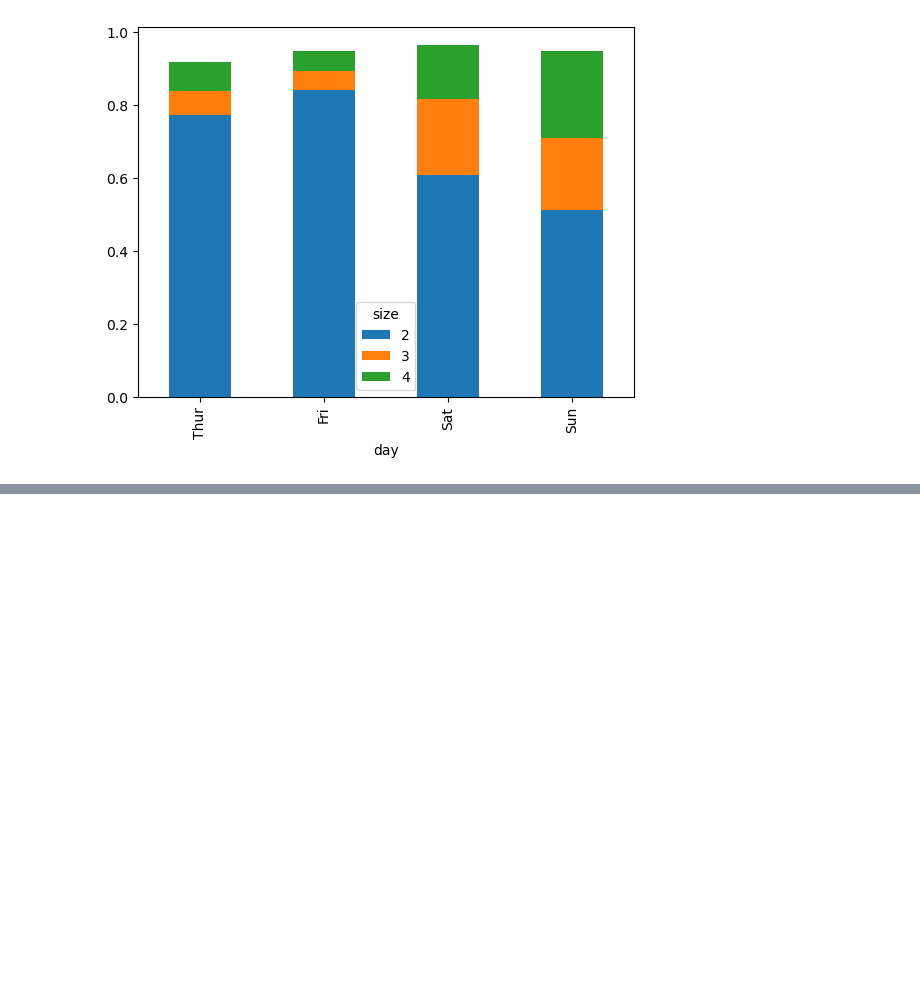
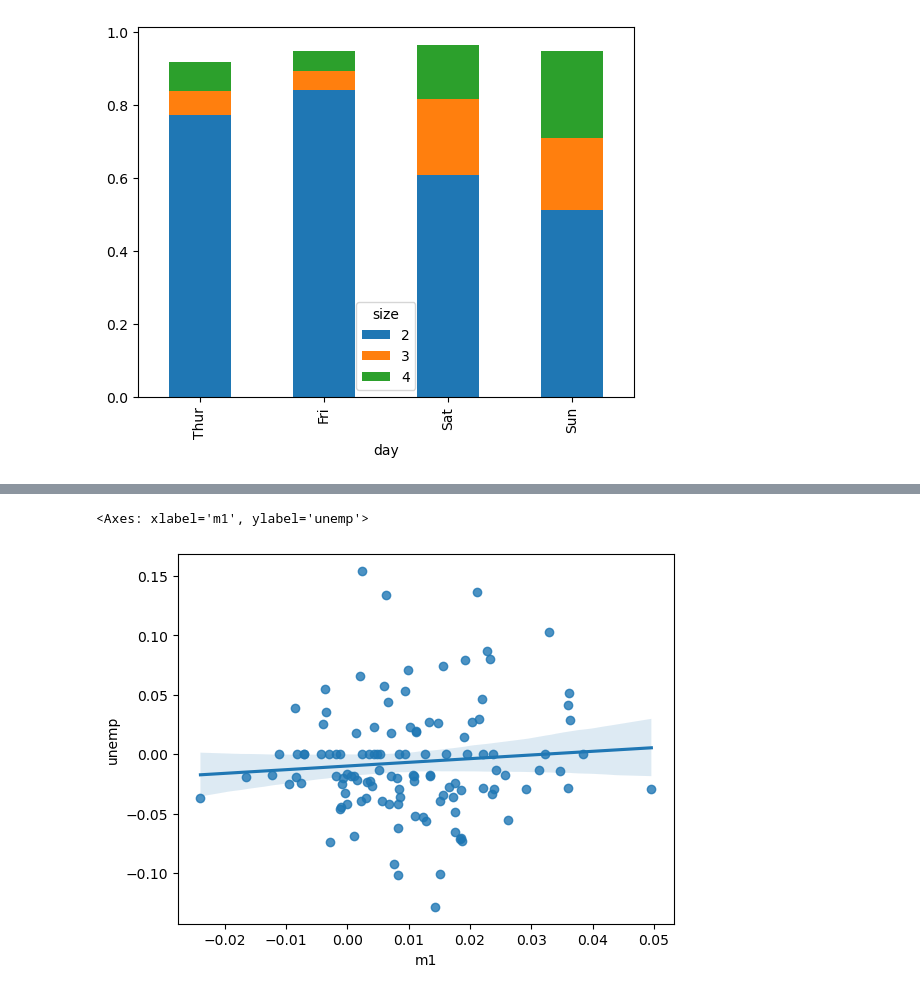
Before and after one commit to umais2005/Learning-Data_Analysis, a Jupyter notebook: Learning Data Analysis.ipynb, the cells around one changed output, grey strips where cells are left out. Cells and saved outputs as stored; diff of their text form; code cells hidden in the pictures; blank space fills up the shorter version.

```diff
--- a/Learning Data Analysis.ipynb
+++ b/Learning Data Analysis.ipynb
@@ -574,0 +443,3 @@ ax.
+# %%
+macro = pd.read_csv("examples/macrodata.csv")
+macro.head()
@@ -574,0 +453,5 @@ ax.
+# %%
+macro_diff = np.log(macro).diff().dropna()
+# %%
+macro_data = macro_diff.iloc[:,7:11]
+macro_data
@@ -574,0 +472,5 @@ ax.
+# %%
+sns.regplot(x="m1", y='unemp', data=macro_data)
+# %% [output]
+<Axes: xlabel='m1', ylabel='unemp'>
+[figure, added]
```
Also changed, not shown: parts of 37 cells of this notebook.
